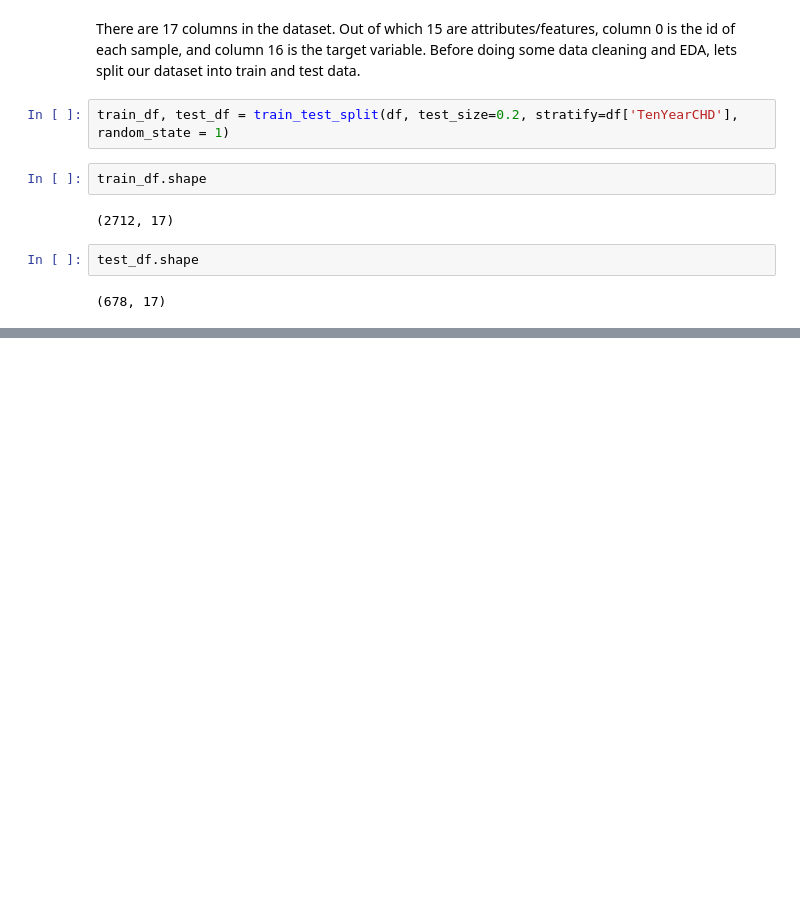
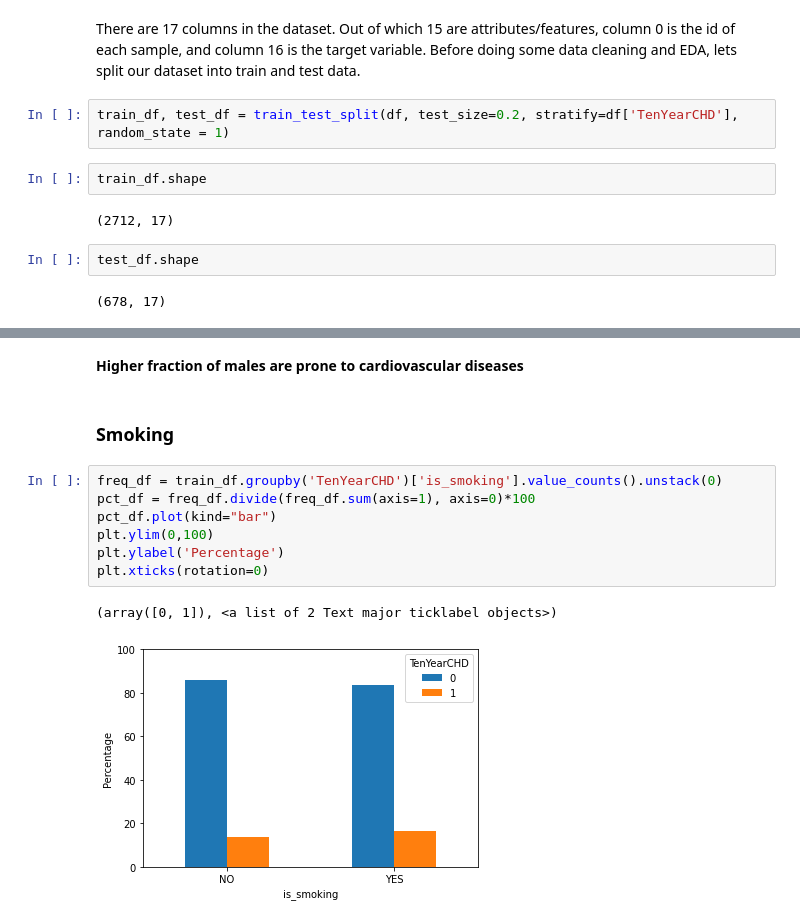
Before and after one commit to Kanika211/Cardiovascular_risk_prediction, a Jupyter notebook: Cardiovascular_risk_prediction.ipynb, the cells around one changed output, grey strips where cells are left out. Drawn from its saved outputs; the diff is of its cells as text; blank space fills up the shorter version.

```diff
--- a/Cardiovascular_risk_prediction.ipynb
+++ b/Cardiovascular_risk_prediction.ipynb
@@ -153,0 +222,14 @@ test_df.shape
+# %% [markdown]
+<b>Higher fraction of males are prone to cardiovascular diseases</b>
+# %% [markdown]
+### <b>Smoking</b>
+# %%
+freq_df = train_df.groupby('TenYearCHD')['is_smoking'].value_counts().unstack(0)
+pct_df = freq_df.divide(freq_df.sum(axis=1), axis=0)*100
+pct_df.plot(kind="bar")
+plt.ylim(0,100)
+plt.ylabel('Percentage')
+plt.xticks(rotation=0)
+# %% [output]
+(array([0, 1]), <a list of 2 Text major ticklabel objects>)
+[figure, added]
```
Also changed, not shown: parts of 25 cells of this notebook.
